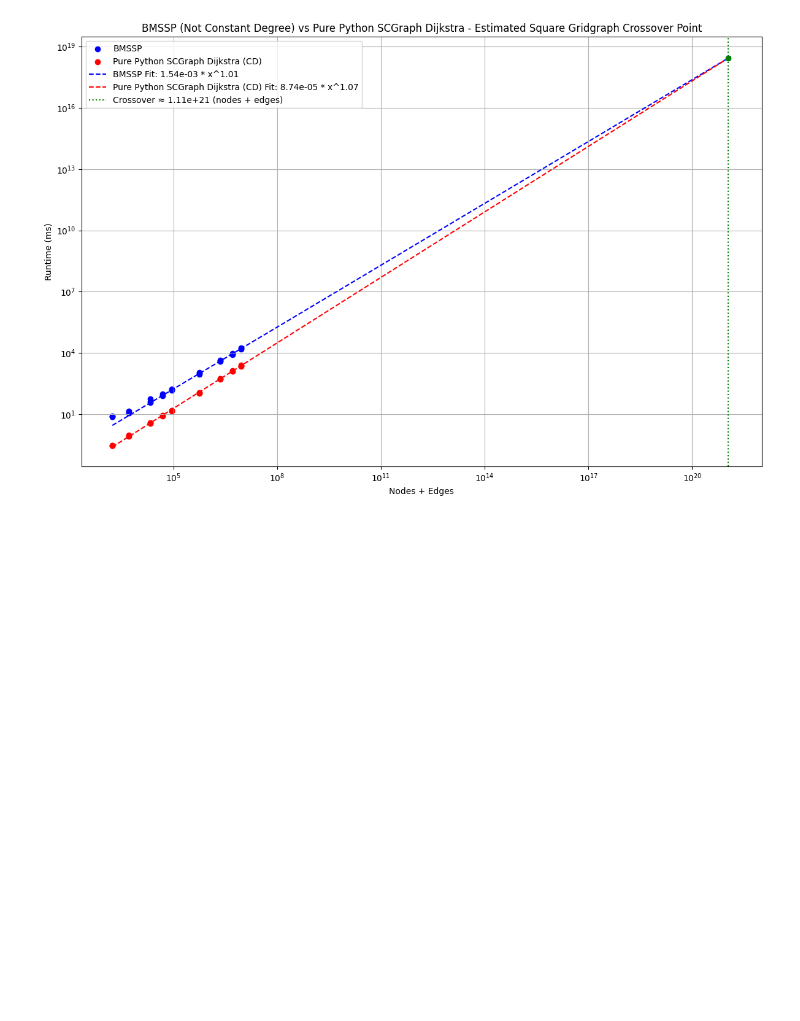
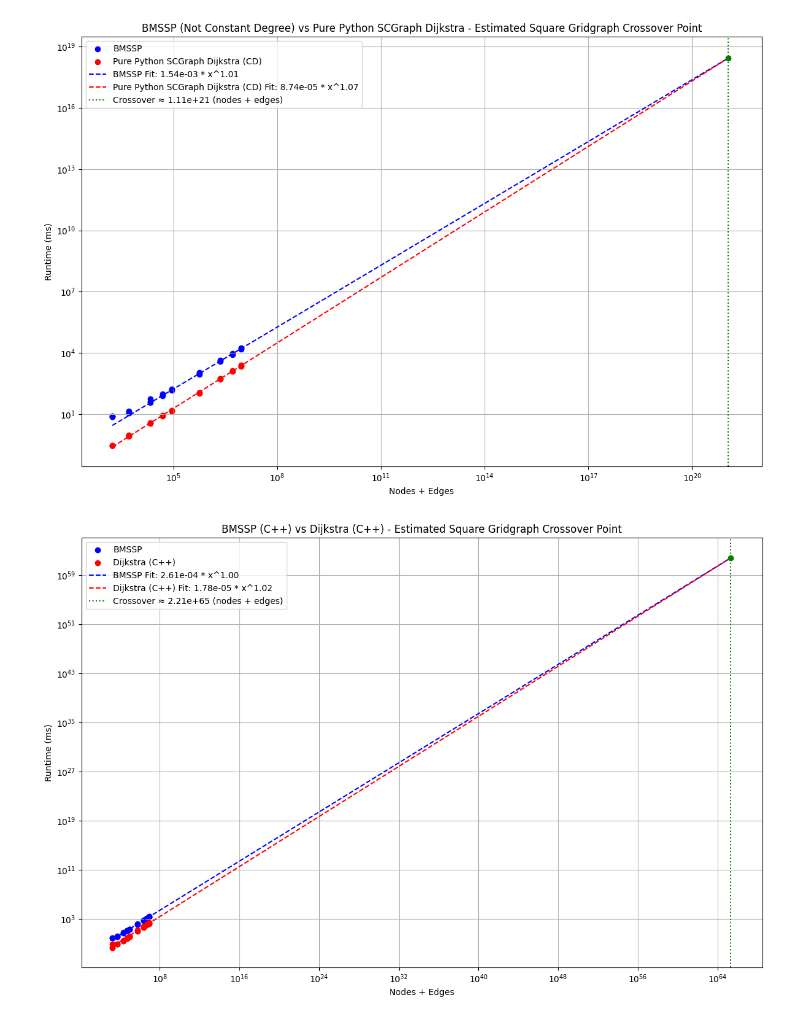
Before and after one commit to connor-makowski/bmsspy, a Jupyter notebook: benchmarking/charts.ipynb, the cells around one changed output. Saved outputs shown, nothing was run; the diff lists cells and outputs as text; code cells hidden in the pictures; blank space fills up the shorter version.

```diff
--- a/benchmarking/charts.ipynb
+++ b/benchmarking/charts.ipynb
@@ -411,3 +414,20 @@ plot_with_crossover(x_vals, y_bmssp, y_purepy, a1, b1, a2, b2, x_crossover,
 )
 # %% [output]
 [figure]
+# %%
+x_vals = [i['graph_nodes']+i['graph_edges'] for i in gridscale_data]
+y_bmssp = [i["sc_bmssp_cpp_time_ms"] for i in gridscale_data]
+y_dij = [i["sc_dijkstra_cpp_time_ms"] for i in gridscale_data]
+
+a1, b1 = fit_curve(x_vals, y_bmssp)
+a2, b2 = fit_curve(x_vals, y_dij)
+x_crossover = find_crossover(a1, b1, a2, b2)
+
+plot_with_crossover(x_vals, y_bmssp, y_dij, a1, b1, a2, b2, x_crossover,
+    algo_1_name="BMSSP (C++)",
+    algo_2_name="Dijkstra (C++)",
+    title="BMSSP (C++) vs Dijkstra (C++) - Estimated Square Gridgraph Crossover Point",
+    scale="log",
+)
+# %% [output]
+[figure, added]
```
Also changed, not shown: parts of 5 cells of this notebook, 8 other files.
